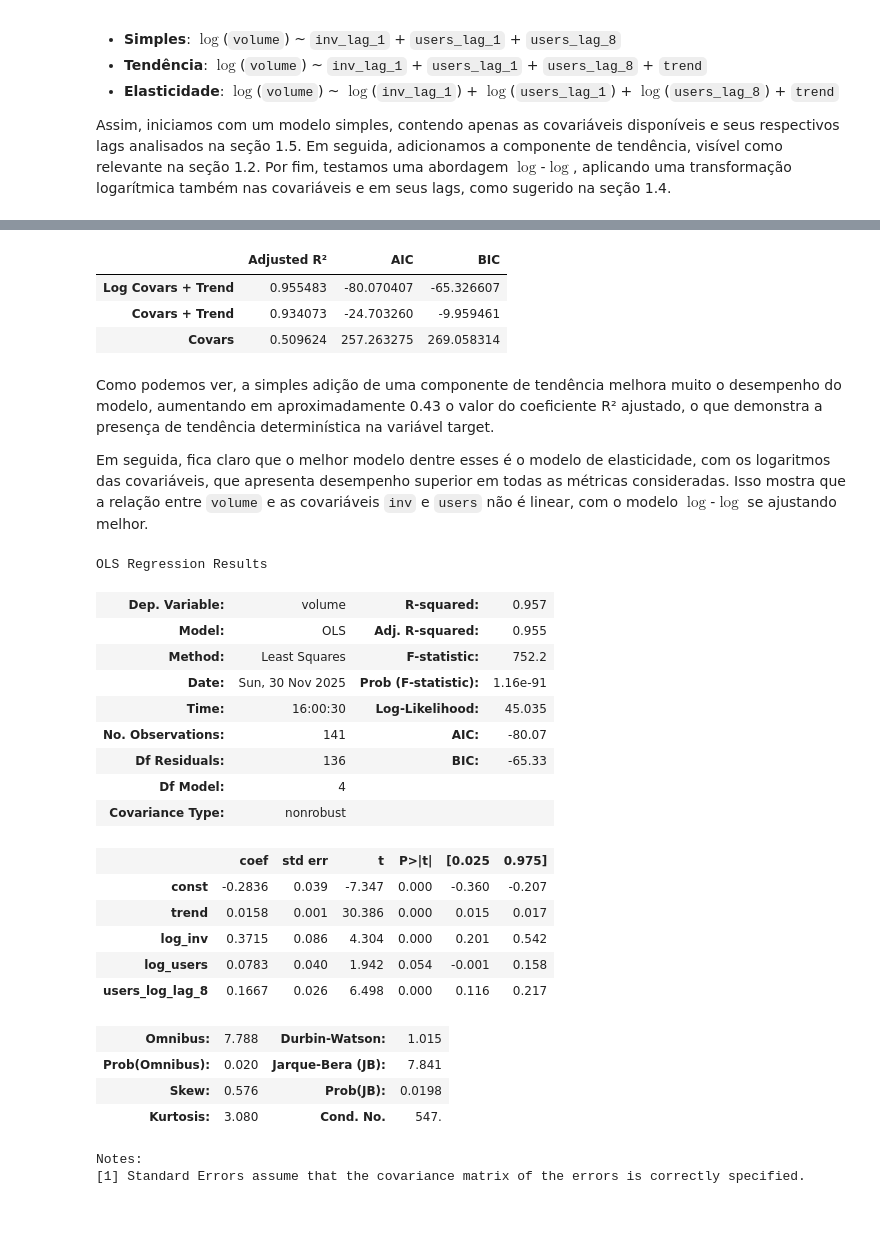
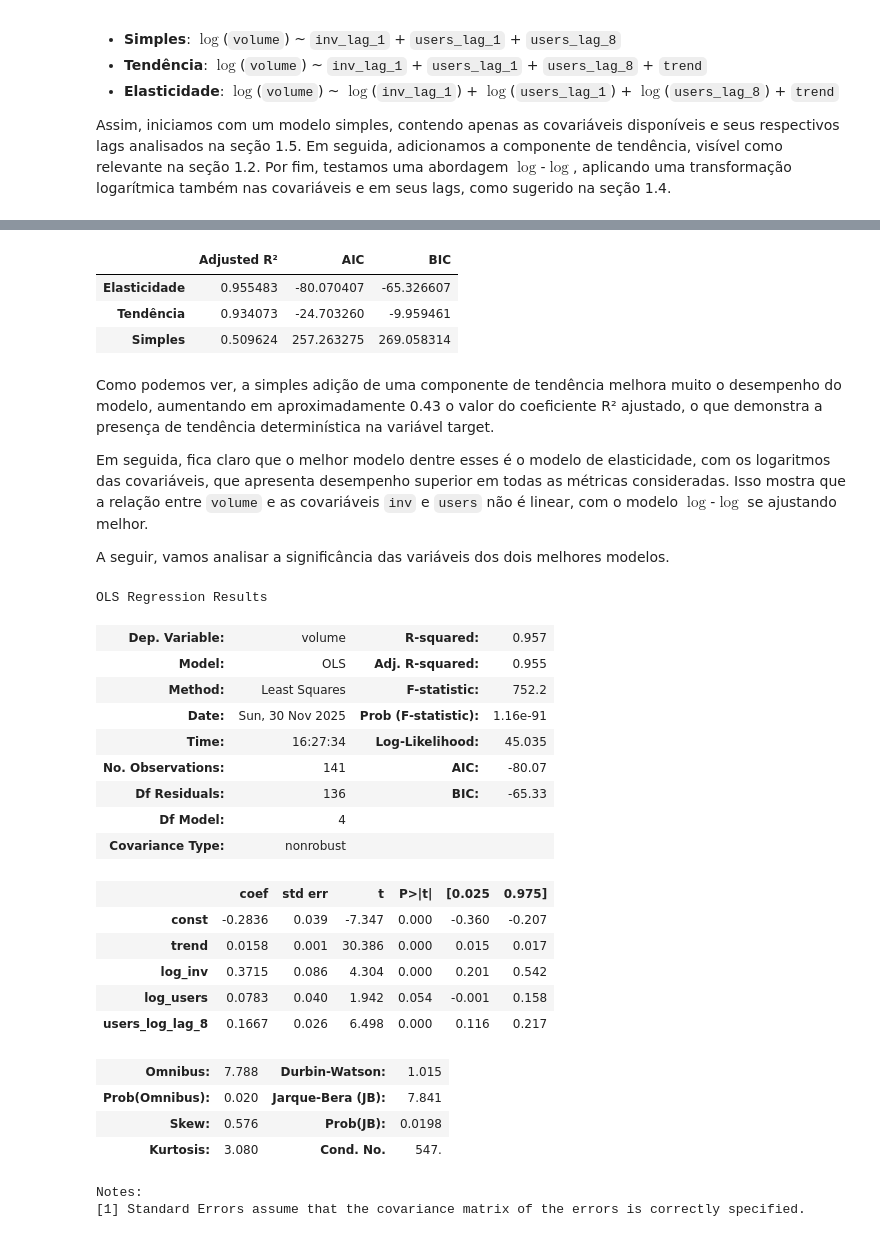
Before and after one commit to kauanmaf/Time-Series-A2, a Jupyter notebook: relatorio.ipynb, the cells around one changed output, grey strips where cells are left out. Saved outputs shown, nothing was run; the diff lists cells and outputs as text; code cells hidden in the pictures.

```diff
--- a/relatorio.ipynb
+++ b/relatorio.ipynb
@@ -397,51 +397,53 @@ data.head()
 # %%
 log_models = {}
 
 predictions = {}
 models = {}
 
 models_cols = {
-    "Covars": ["inv", "users", "users_lag_8"],
-    "Covars + Trend": ["trend", "inv", "users", "users_lag_8"],
-    "Log Covars + Trend": ["trend", "log_inv", "log_users", "users_log_lag_8"],
+    "Simples": ["inv", "users", "users_lag_8"],
+    "Tendência": ["trend", "inv", "users", "users_lag_8"],
+    "Elasticidade": ["trend", "log_inv", "log_users", "users_log_lag_8"],
 }
 
 results = {}
 
 for model_name, cols in models_cols.items():
     X_model = sm.add_constant(X[cols])
 
     model = sm.OLS(y_log, X_model).fit()
     log_models[model_name] = model
 
     metrics = {}
 
     metrics["Adjusted R²"] = log_models[model_name].rsquared_adj
     metrics["AIC"] = log_models[model_name].aic
     metrics["BIC"] = log_models[model_name].bic
 
     results[model_name] = metrics
 
 results_df = pd.DataFrame(results).T
 display(results_df.sort_values(by="Adjusted R²", ascending=False))
 # %% [output]
 |  | Adjusted R² | AIC | BIC |
-| Log Covars + Trend | 0.955483 | -80.070407 | -65.326607 |
-| Covars + Trend | 0.934073 | -24.703260 | -9.959461 |
-| Covars | 0.509624 | 257.263275 | 269.058314 |
+| Elasticidade | 0.955483 | -80.070407 | -65.326607 |
+| Tendência | 0.934073 | -24.703260 | -9.959461 |
+| Simples | 0.509624 | 257.263275 | 269.058314 |
 # %% [markdown]
 Como podemos ver, a simples adição de uma componente de tendência melhora muito o desempenho do modelo, aumentando em aproximadamente 0.43 o valor do coeficiente R² ajustado, o que demonstra a presença de tendência determinística na variável target.
 
 Em seguida, fica claro que o melhor modelo dentre esses é o modelo de elasticidade, com os logaritmos das covariáveis, que apresenta desempenho superior em todas as métricas consideradas. Isso mostra que a relação entre `volume` e as covariáveis `inv` e `users` não é linear, com o modelo $\log$-$\log$ se ajustando melhor.
+
+A seguir, vamos analisar a significância das variáveis dos dois melhores modelos.
 # %%
-log_models["Log Covars + Trend"].summary()
+log_models["Elasticidade"].summary()
 # %% [output]
 OLS Regression Results
 | Dep. Variable: | volume | R-squared: | 0.957 |
 | Model: | OLS | Adj. R-squared: | 0.955 |
 | Method: | Least Squares | F-statistic: | 752.2 |
 | Date: | Sun, 30 Nov 2025 | Prob (F-statistic): | 1.16e-91 |
-| Time: | 16:00:30 | Log-Likelihood: | 45.035 |
+| Time: | 16:27:34 | Log-Likelihood: | 45.035 |
 | No. Observations: | 141 | AIC: | -80.07 |
 | Df Residuals: | 136 | BIC: | -65.33 |
 | Df Model: | 4 |  |  |
```
Also changed, not shown: parts of 5 cells of this notebook.
